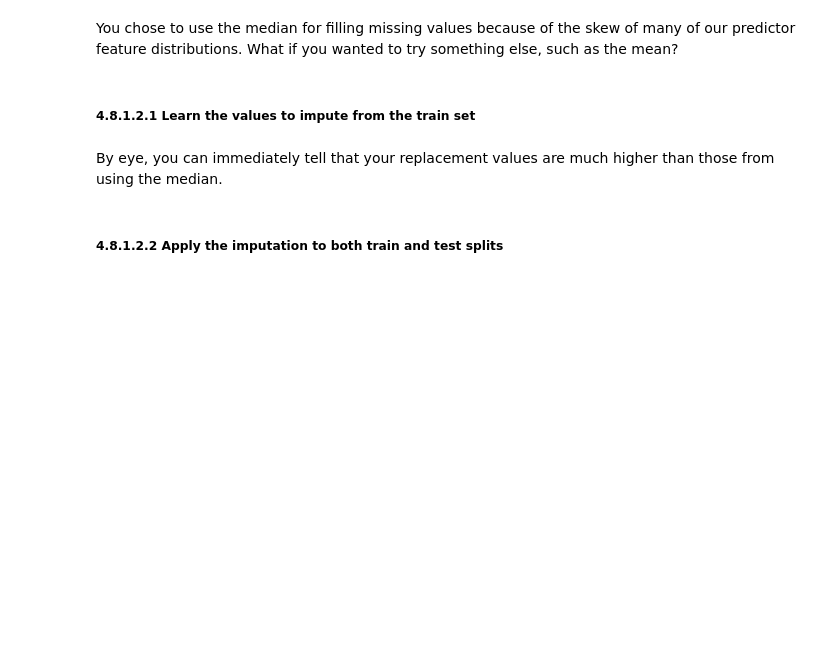
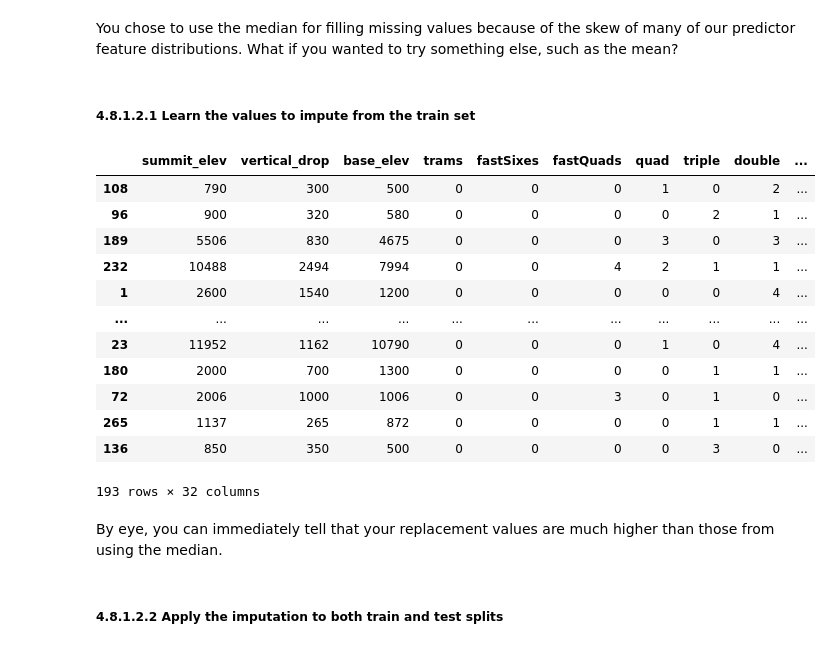
Before and after one commit to dataminer817/Springboard, a Jupyter notebook: 04_preprocessing_and_training.ipynb, the cells around one changed output. Cells and saved outputs as stored; diff of their text form; code cells hidden in the pictures; blank space fills up the shorter version.

```diff
--- a/04_preprocessing_and_training.ipynb
+++ b/04_preprocessing_and_training.ipynb
@@ -526,9 +563,23 @@ You chose to use the median for filling missing values because of the skew of ma
 # %%
 #Code task 14#
 #As we did for the median above, calculate mean values for imputing missing values
 # These are the values we'll use to fill in any missing values
-X_defaults_mean = X_train.fillna(X_defaults_median)
+X_defaults_mean = X_train.fillna(X_train.mean())
 X_defaults_mean
+# %% [output]
+|  | summit_elev | vertical_drop | base_elev | trams | fastSixes | fastQuads | quad | triple | double | ... |
+| 108 | 790 | 300 | 500 | 0 | 0 | 0 | 1 | 0 | 2 | ... |
+| 96 | 900 | 320 | 580 | 0 | 0 | 0 | 0 | 2 | 1 | ... |
+| 189 | 5506 | 830 | 4675 | 0 | 0 | 0 | 3 | 0 | 3 | ... |
+| 232 | 10488 | 2494 | 7994 | 0 | 0 | 4 | 2 | 1 | 1 | ... |
+| 1 | 2600 | 1540 | 1200 | 0 | 0 | 0 | 0 | 0 | 4 | ... |
+| ... | ... | ... | ... | ... | ... | ... | ... | ... | ... | ... |
+| 23 | 11952 | 1162 | 10790 | 0 | 0 | 0 | 1 | 0 | 4 | ... |
+| 180 | 2000 | 700 | 1300 | 0 | 0 | 0 | 0 | 1 | 1 | ... |
+| 72 | 2006 | 1000 | 1006 | 0 | 0 | 3 | 0 | 1 | 0 | ... |
+| 265 | 1137 | 265 | 872 | 0 | 0 | 0 | 0 | 1 | 1 | ... |
+| 136 | 850 | 350 | 500 | 0 | 0 | 0 | 0 | 3 | 0 | ... |
+193 rows × 32 columns
 # %% [markdown]
 By eye, you can immediately tell that your replacement values are much higher than those from using the median.
 # %% [markdown]
```
Also changed, not shown: parts of 64 cells of this notebook.
